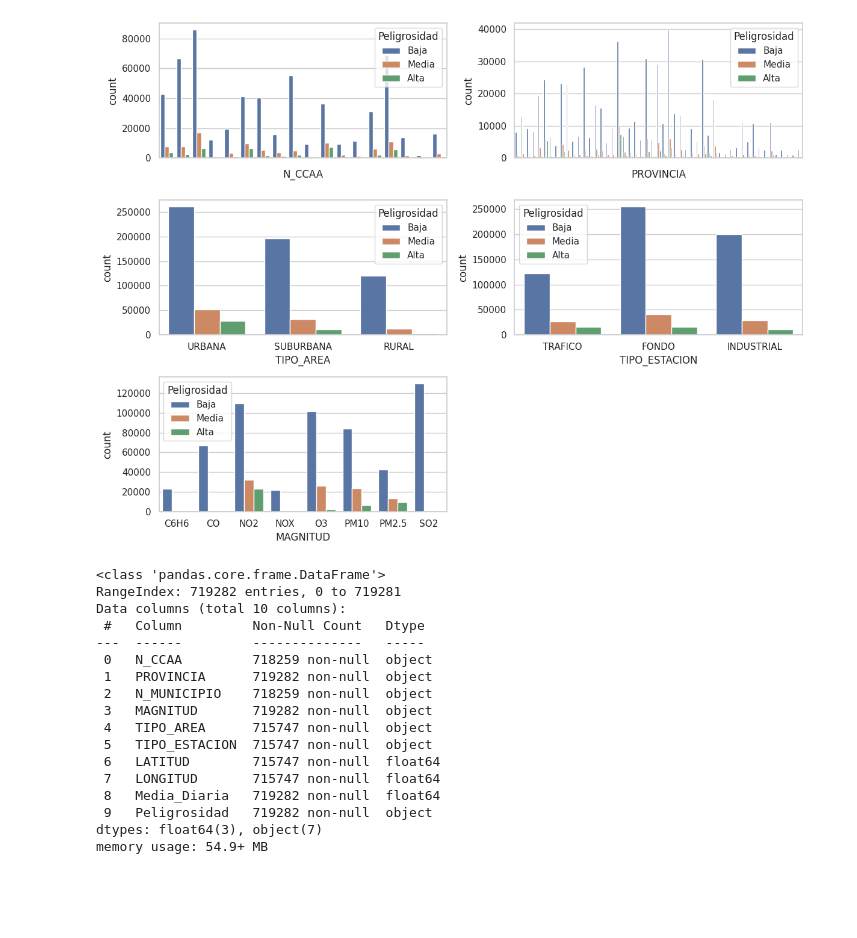
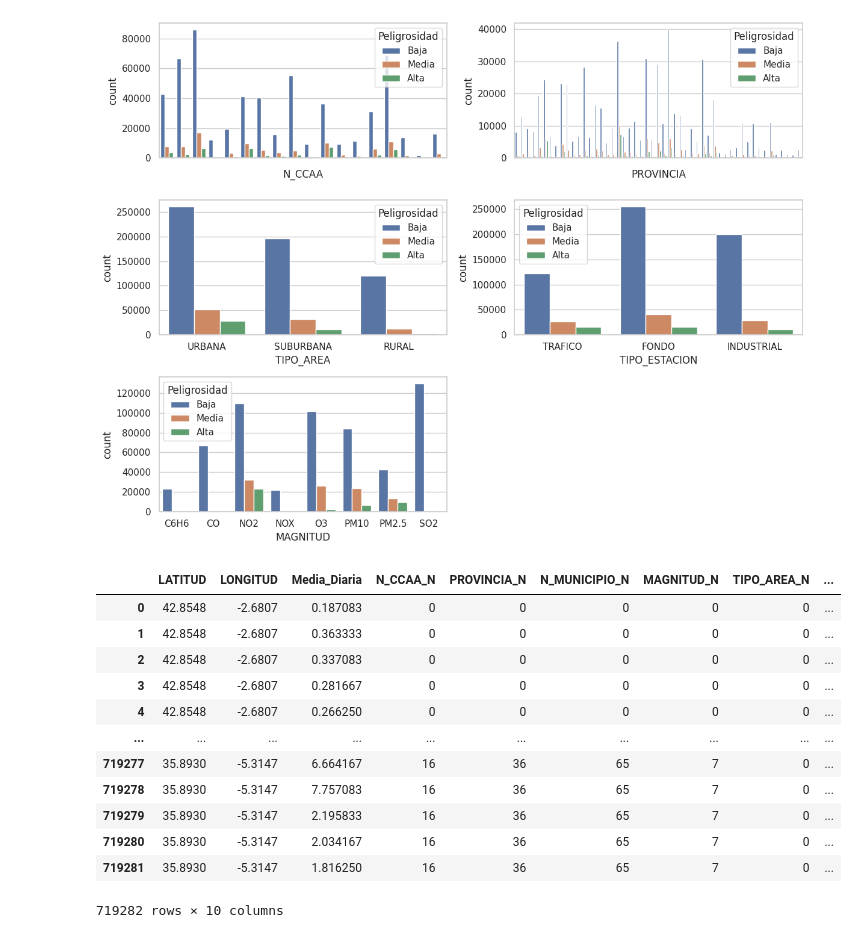
Before and after one commit to Pilizmt/Final-project-air-quality, a Jupyter notebook: src/EDA.ipynb, the cells around one changed output. Cells and saved outputs as stored; diff of their text form; code cells hidden in the pictures; blank space fills up the shorter version.

```diff
--- a/src/EDA.ipynb
+++ b/src/EDA.ipynb
@@ -221,23 +241,21 @@ plt.tight_layout()
 plt.show()
 # %% [output]
 [figure]
-# %%
-clean_df.info()
-# %% [output]
-<class 'pandas.core.frame.DataFrame'>
-RangeIndex: 719282 entries, 0 to 719281
-Data columns (total 10 columns):
- #   Column         Non-Null Count   Dtype
----  ------         --------------   -----
- 0   N_CCAA         718259 non-null  object
- 1   PROVINCIA      719282 non-null  object
- 2   N_MUNICIPIO    718259 non-null  object
- 3   MAGNITUD       719282 non-null  object
- 4   TIPO_AREA      715747 non-null  object
- 5   TIPO_ESTACION  715747 non-null  object
- 6   LATITUD        715747 non-null  float64
- 7   LONGITUD       715747 non-null  float64
- 8   Media_Diaria   719282 non-null  float64
- 9   Peligrosidad   719282 non-null  object
-dtypes: float64(3), object(7)
-memory usage: 54.9+ MB
+# %%
+# Lista de columnas que quieres factorizar
+factorize_col = ['N_CCAA', 'PROVINCIA', 'N_MUNICIPIO', 'MAGNITUD', 'TIPO_AREA', 'TIPO_ESTACION', 'Peligrosidad']
+
+# Diccionario para guardar las correspondencias para cada columna
+correspondencias = {}
+
+for col in factorize_col:
+    # Aplicar pd.factorize a la columna
+    labels, unique = pd.factorize(clean_df[col])
+
+    # Actualizar el DataFrame con la columna factorizada
+    clean_df[col + '_N'] = labels
+
+    # Guardar la correspondencia en el diccionario usando un rango para representar cada valor único
+    correspondencias[col] = dict(zip(unique, range(len(unique))))
+
+clean_df.drop(factorize_col, axis=1, inplace= True)
@@ -244,3 +266,21 @@ memory usage: 54.9+ MB
+# %%
+factorize_df = clean_df.to_csv('../data/processed/factorize_df.csv', index= False)
+factorize_df = pd.read_csv('../data/processed/factorize_df.csv')
+factorize_df
+# %% [output]
+|  | LATITUD | LONGITUD | Media_Diaria | N_CCAA_N | PROVINCIA_N | N_MUNICIPIO_N | MAGNITUD_N | TIPO_AREA_N | ... |
+| 0 | 42.8548 | -2.6807 | 0.187083 | 0 | 0 | 0 | 0 | 0 | ... |
+| 1 | 42.8548 | -2.6807 | 0.363333 | 0 | 0 | 0 | 0 | 0 | ... |
+| 2 | 42.8548 | -2.6807 | 0.337083 | 0 | 0 | 0 | 0 | 0 | ... |
+| 3 | 42.8548 | -2.6807 | 0.281667 | 0 | 0 | 0 | 0 | 0 | ... |
+| 4 | 42.8548 | -2.6807 | 0.266250 | 0 | 0 | 0 | 0 | 0 | ... |
+| ... | ... | ... | ... | ... | ... | ... | ... | ... | ... |
+| 719277 | 35.8930 | -5.3147 | 6.664167 | 16 | 36 | 65 | 7 | 0 | ... |
+| 719278 | 35.8930 | -5.3147 | 7.757083 | 16 | 36 | 65 | 7 | 0 | ... |
+| 719279 | 35.8930 | -5.3147 | 2.195833 | 16 | 36 | 65 | 7 | 0 | ... |
+| 719280 | 35.8930 | -5.3147 | 2.034167 | 16 | 36 | 65 | 7 | 0 | ... |
+| 719281 | 35.8930 | -5.3147 | 1.816250 | 16 | 36 | 65 | 7 | 0 | ... |
+719282 rows × 10 columns
 # %%
 # Correlation map
 fig, axis = plt.subplots(figsize = (10, 6))
```
Also changed, not shown: parts of 13 cells of this notebook, 4 other files.
